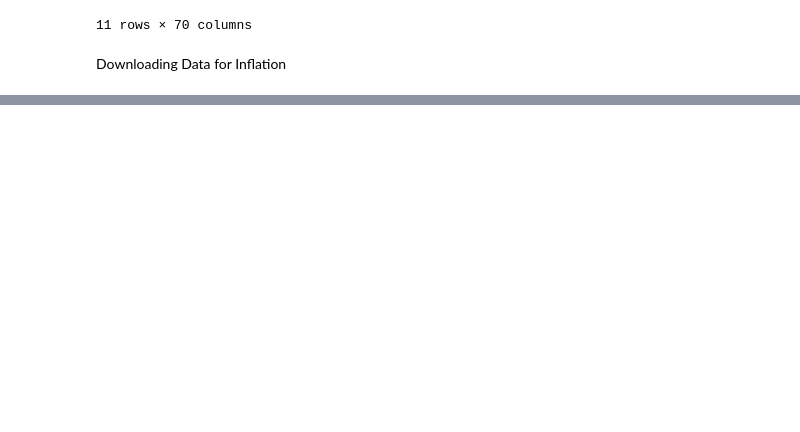
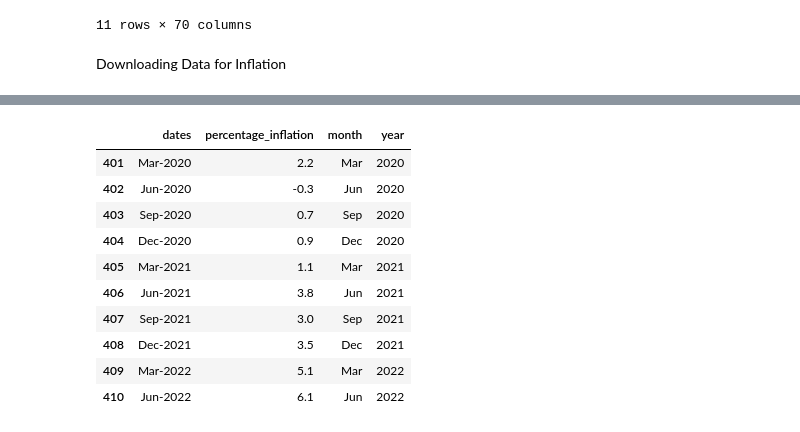
Before and after one commit to MAST30034-Applied-Data-Science/generic-buy-now-pay-later-project-group-10-bnpl, a Jupyter notebook: notebooks/external_datasets.ipynb, the cells around one changed output, grey strips where cells are left out. Cells and saved outputs as stored; diff of their text form; code cells hidden in the pictures; blank space fills up the shorter version.

```diff
--- a/notebooks/external_datasets.ipynb
+++ b/notebooks/external_datasets.ipynb
@@ -95,0 +168,14 @@ inflation_pd.head(20)
+# %%
+inflation_cleaned_pd.head(15)
+# %% [output]
+|  | dates | percentage_inflation | month | year |
+| 401 | Mar-2020 | 2.2 | Mar | 2020 |
+| 402 | Jun-2020 | -0.3 | Jun | 2020 |
+| 403 | Sep-2020 | 0.7 | Sep | 2020 |
+| 404 | Dec-2020 | 0.9 | Dec | 2020 |
+| 405 | Mar-2021 | 1.1 | Mar | 2021 |
+| 406 | Jun-2021 | 3.8 | Jun | 2021 |
+| 407 | Sep-2021 | 3.0 | Sep | 2021 |
+| 408 | Dec-2021 | 3.5 | Dec | 2021 |
+| 409 | Mar-2022 | 5.1 | Mar | 2022 |
+| 410 | Jun-2022 | 6.1 | Jun | 2022 |
```
Also changed, not shown: parts of 16 cells of this notebook, 3 other files.
